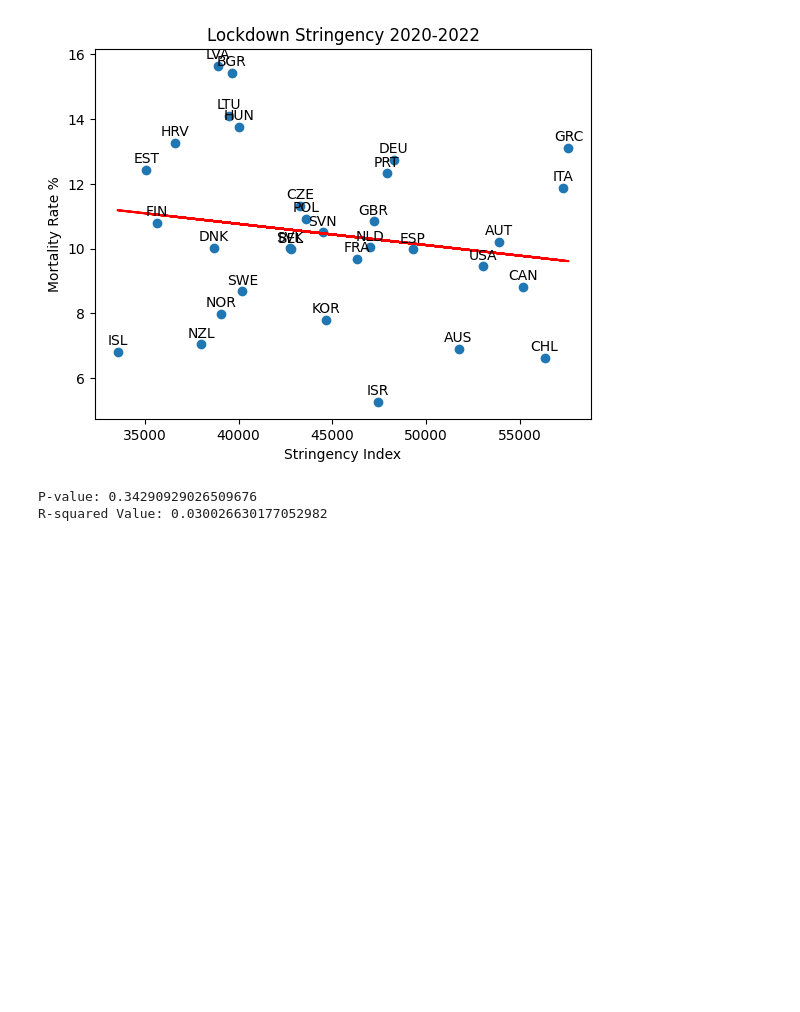
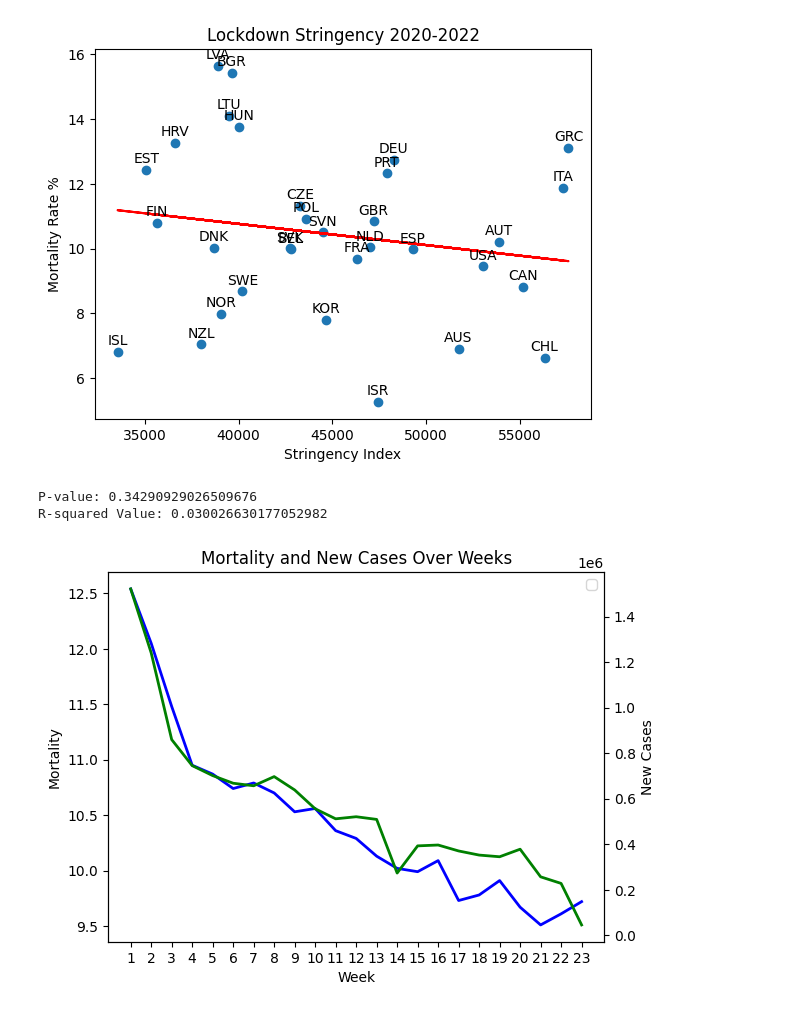
Before and after one commit to Anandraj-S/excess-death-analysis, a Jupyter notebook: excess_deaths.ipynb, the cells around one changed output. Saved outputs shown, nothing was run; the diff lists cells and outputs as text; code cells hidden in the pictures; blank space fills up the shorter version.

```diff
--- a/excess_deaths.ipynb
+++ b/excess_deaths.ipynb
@@ -127,0 +142,3 @@ long_covid.head()
+# %%
+raw_df_23 = raw_df[raw_df['Year']==2023]
+raw_df_23.head()
@@ -127,0 +152,4 @@ long_covid.head()
+# %%
+aggregate_mortality_cases = raw_df_23.groupby(['Week number']).agg({'new_cases' : 'sum', 'Average Mortality Rate' : 'mean'}).reset_index()
+aggregate_mortality_cases['Average Mortality Rate'] = round(aggregate_mortality_cases['Average Mortality Rate']*100,2)
+aggregate_mortality_cases
@@ -240,0 +444,39 @@ R-squared Value: 0.030026630177052982
+# %%
+x = aggregate_mortality_cases['Week number']
+y = aggregate_mortality_cases['Average Mortality Rate']
+z = aggregate_mortality_cases['new_cases']
+
+# Create figure and axes
+fig, ax1 = plt.subplots()
+
+# Scatter plot for mortality
+# ax1.scatter(x, y, color='blue', label='Mortality')
+ax1.set_xlabel('Week')
+ax1.set_ylabel('Mortality')
+ax1.tick_params(axis='y')
+
+# Create a twin Axes sharing the xaxis
+ax2 = ax1.twinx()
+
+# Scatter plot for new cases
+# ax2.scatter(x, z, color='green', label='New Cases')
+ax2.set_ylabel('New Cases')
+ax2.tick_params(axis='y')
+
+# Adding a continuous line to each scatter plot
+ax1.plot(x, y, color='blue', linestyle='-', linewidth=2)
+ax2.plot(x, z, color='green', linestyle='-', linewidth=2)
+
+# Adding xticks
+plt.xticks(x, x)
+
+# Adding a legend
+lines, labels = ax1.get_legend_handles_labels()
+lines2, labels2 = ax2.get_legend_handles_labels()
+ax2.legend(lines + lines2, labels + labels2, loc='upper right')
+
+# Display the plot
+plt.title('Mortality and New Cases Over Weeks')
+plt.show()
+# %% [output]
+[figure, added]
```
Also changed, not shown: parts of 31 cells of this notebook.
